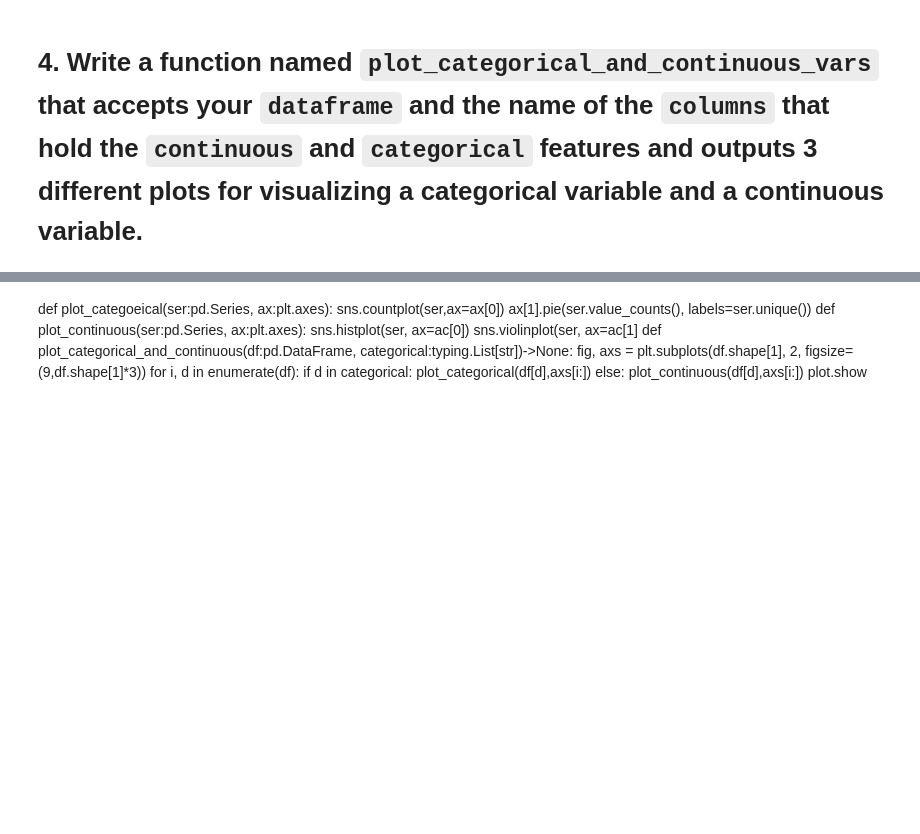
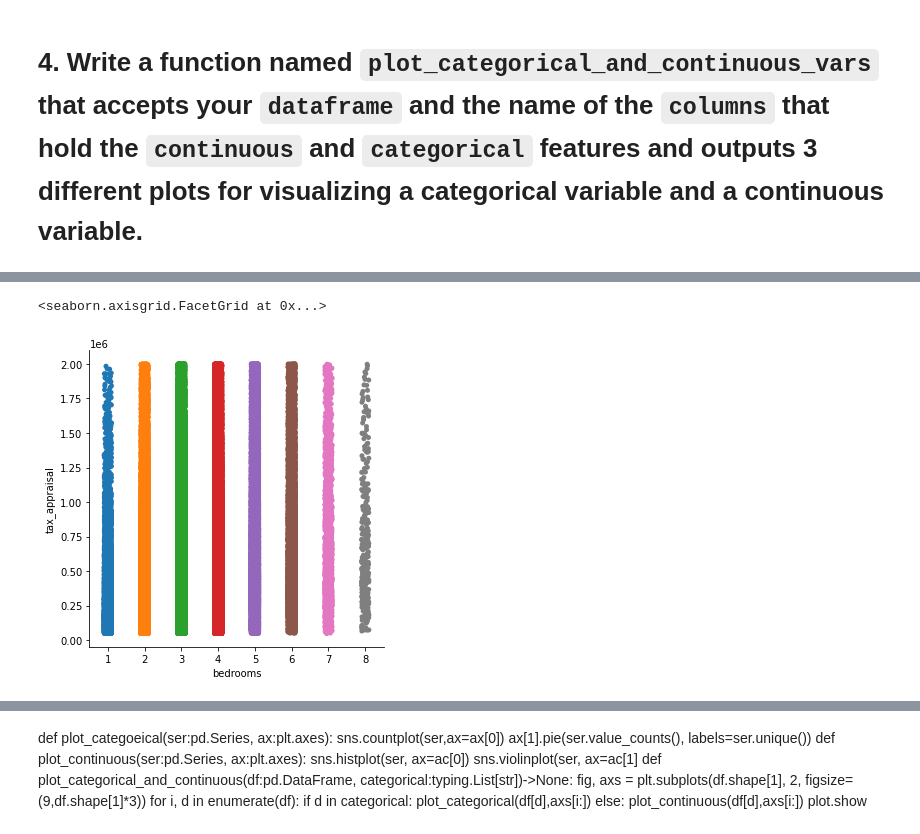
Before and after one commit to QMCBT-JustinEvans/regression-exercises, a Jupyter notebook: explore.ipynb, the cells around one changed output, grey strips where cells are left out. Cells and saved outputs as stored; diff of their text form; code cells hidden in the pictures; blank space fills up the shorter version.

```diff
--- a/explore.ipynb
+++ b/explore.ipynb
@@ -377,0 +437,5 @@ NameError: name 'co12' is not defined
+# %%
+sns.catplot(data=train, x="bedrooms", y="tax_appraisal")
+# %% [output]
+<seaborn.axisgrid.FacetGrid at 0x...>
+[figure, added]
```
Also changed, not shown: parts of 26 cells of this notebook, 1 other file.
